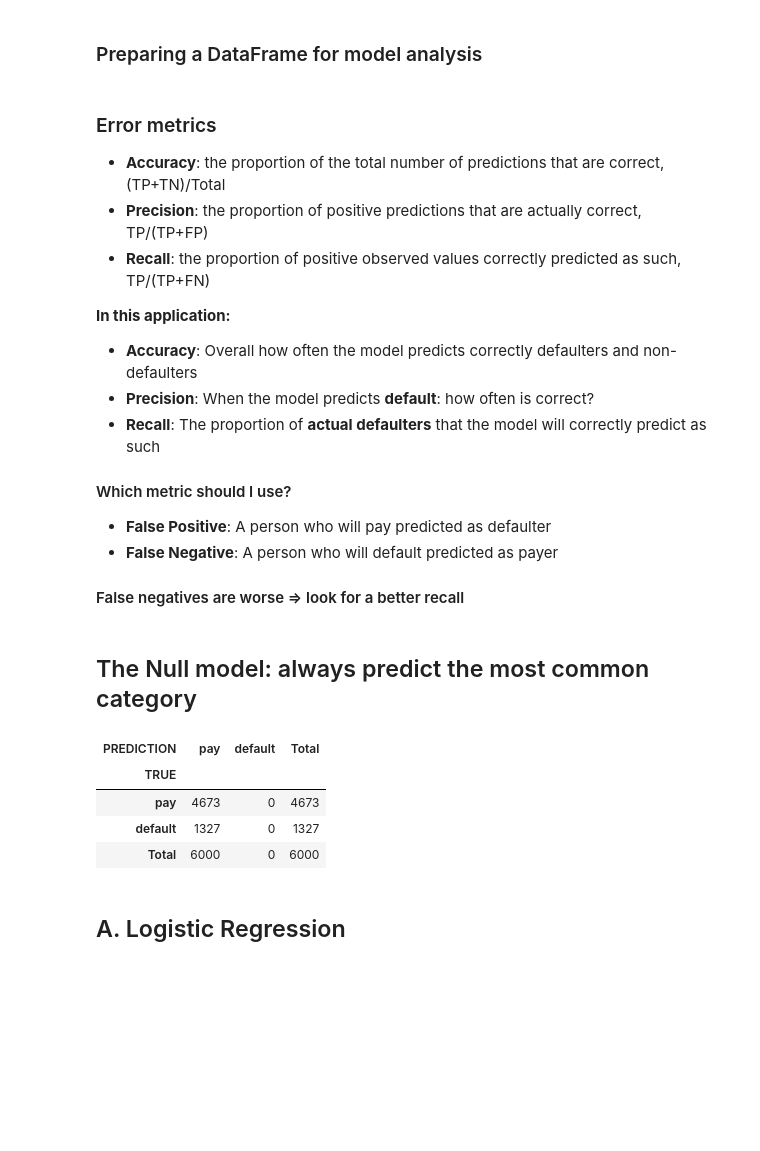
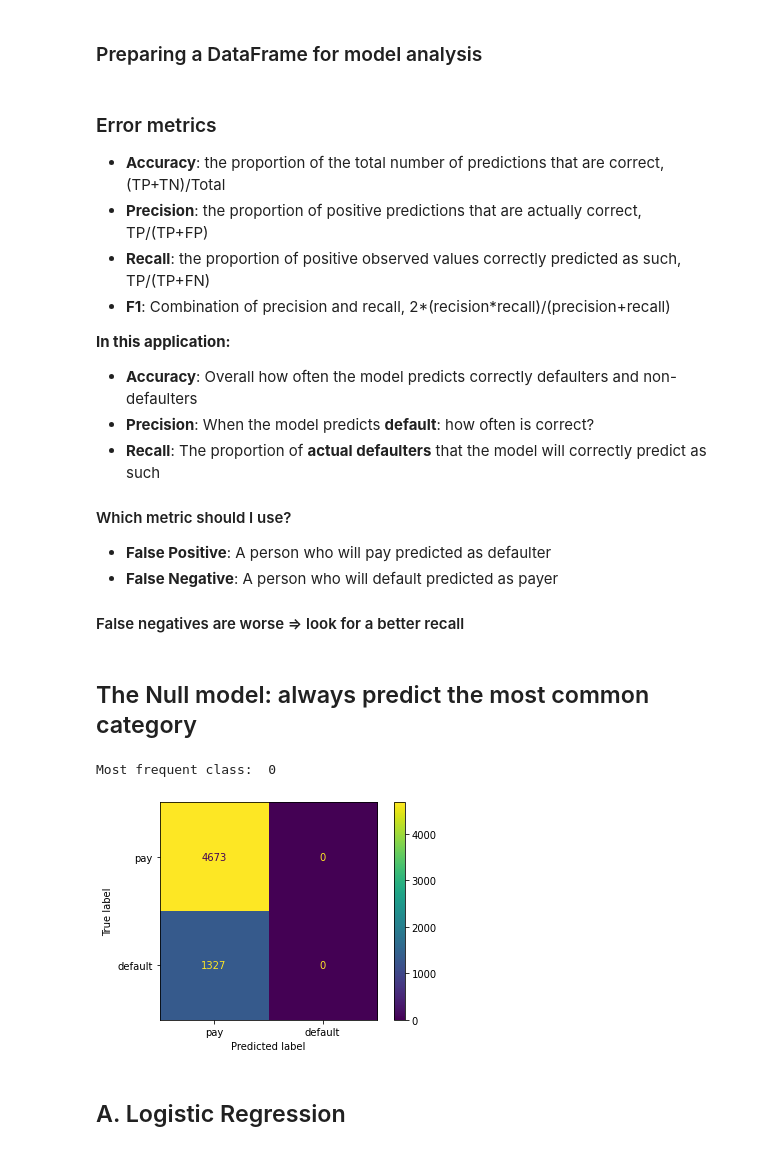
Before and after one commit to zefsgit/prediktiv_analys, a Jupyter notebook: Lecture08/Predicting Credit Default.ipynb, the cells around one changed output. Cells and saved outputs as stored; diff of their text form; code cells hidden in the pictures; blank space fills up the shorter version.

```diff
--- a/Lecture08/Predicting Credit Default.ipynb
+++ b/Lecture08/Predicting Credit Default.ipynb
@@ -82,8 +87,8 @@ Name: default, dtype: int64
 # %%
 # Create training and test sets
 target_name = 'default'
-X = default.drop('default', axis=1)
-robust_scaler = RobustScaler()
-X = robust_scaler.fit_transform(X)
+x = default.drop('default', axis=1)
+#robust_scaler = RobustScaler()
+#x = robust_scaler.fit_transform(x)
 y = default[target_name]
-X_train, X_test, y_train, y_test = train_test_split(X, y, test_size=0.2, random_state=123, stratify=y)
+x_train, x_test, y_train, y_test = train_test_split(x, y, test_size=0.2, random_state=123, stratify=y)
@@ -100,7 +99,7 @@ def CMatrix(CM, labels=['pay','default']):
 ### Preparing a DataFrame for model analysis
 # %%
 # Data frame for evaluation metrics
-metrics = pd.DataFrame(index=['accuracy', 'precision', 'recall'],
+metrics = pd.DataFrame(index=['accuracy', 'precision', 'recall', 'f1'],
                       columns=['NULL','LogisticReg', 'ClassTree', 'NaiveBayes'])
 # %% [markdown]
 ### Error metrics
@@ -109,4 +108,5 @@ metrics = pd.DataFrame(index=['accuracy', 'precision', 'recall'],
 - **Recall**: the proportion of positive observed values correctly predicted as such, TP/(TP+FN)
+- **F1**: Combination of precision and recall, 2*(recision*recall)/(precision+recall)
 
 **In this application:**
 - **Accuracy**: Overall how often the model predicts correctly defaulters and non-defaulters
@@ -121,21 +121,24 @@ metrics = pd.DataFrame(index=['accuracy', 'precision', 'recall'],
 #### False negatives are worse => look for a better recall
 # %% [markdown]
 ## The Null model: always predict the most common category
+# %%
+# Count occurance of each category and idxmax() is selecting the most occured being 0
+frequent_class = y_train.value_counts().idxmax()
+print('Most frequent class: ',frequent_class)
+y_pred_test = np.repeat(frequent_class, y_test.size)
+# %% [output]
+Most frequent class:  0
 # %%
-# Count occurance of each category and idxmax() is selecting the most occured being 0
-y_pred_test = np.repeat(y_train.value_counts().idxmax(), y_test.size)
 metrics.loc['accuracy','NULL'] = accuracy_score(y_pred=y_pred_test, y_true=y_test)
 metrics.loc['precision','NULL'] = precision_score(y_pred=y_pred_test, y_true=y_test)
 metrics.loc['recall','NULL'] = recall_score(y_pred=y_pred_test, y_true=y_test)
+metrics.loc['f1','NULL'] = f1_score(y_pred=y_pred_test, y_true=y_test)
 
-CM = confusion_matrix(y_pred=y_pred_test, y_true=y_test)
-CMatrix(CM)
+cm = confusion_matrix(y_pred=y_pred_test, y_true=y_test)
+disp = ConfusionMatrixDisplay(cm, display_labels=['pay', 'default'])
+disp.plot();
 # %% [output]
-| PREDICTION | pay | default | Total |
-| TRUE |  |  |  |
-| pay | 4673 | 0 | 4673 |
-| default | 1327 | 0 | 1327 |
-| Total | 6000 | 0 | 6000 |
+[figure, added]
 # %% [markdown]
 ## A. Logistic Regression
 # %%
```
Also changed, not shown: parts of 23 cells of this notebook, 13 other files.
